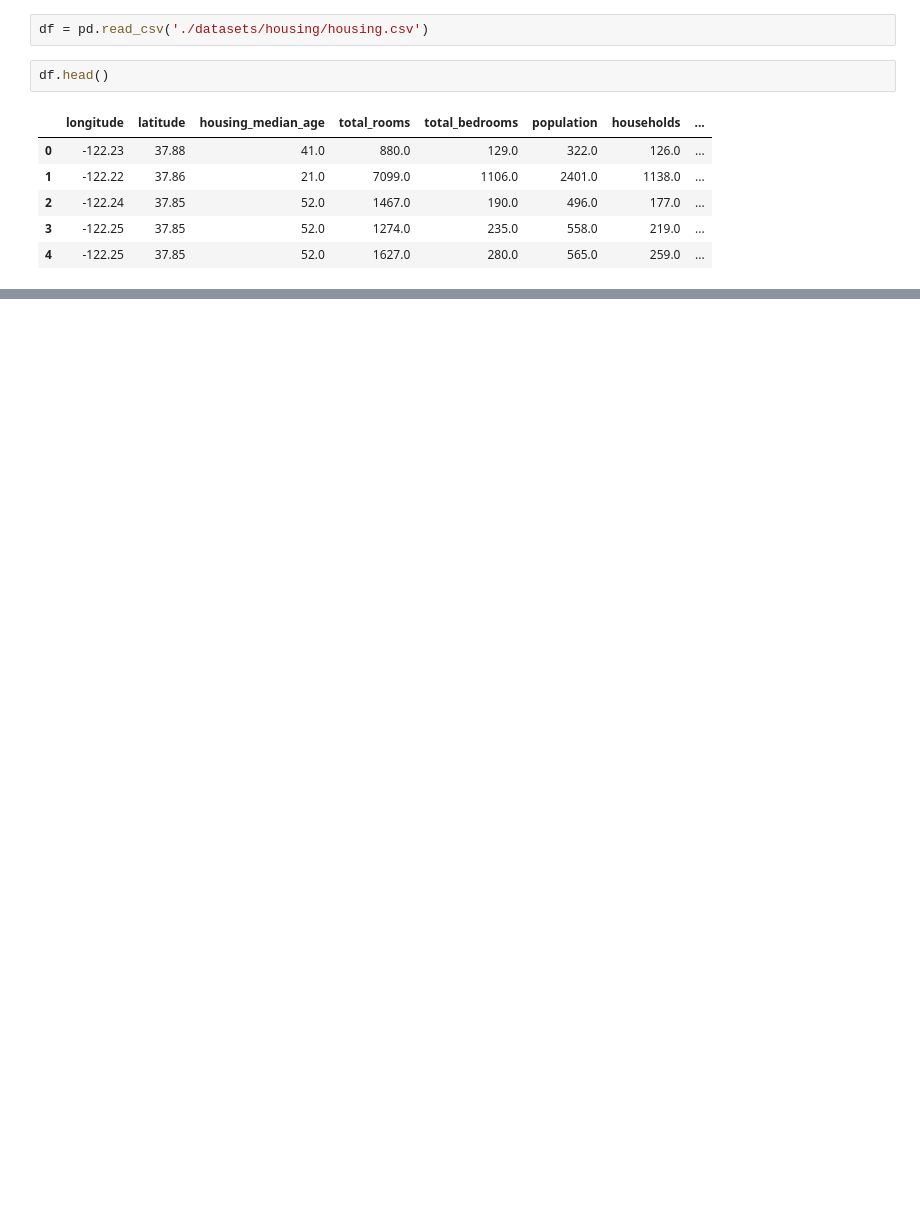
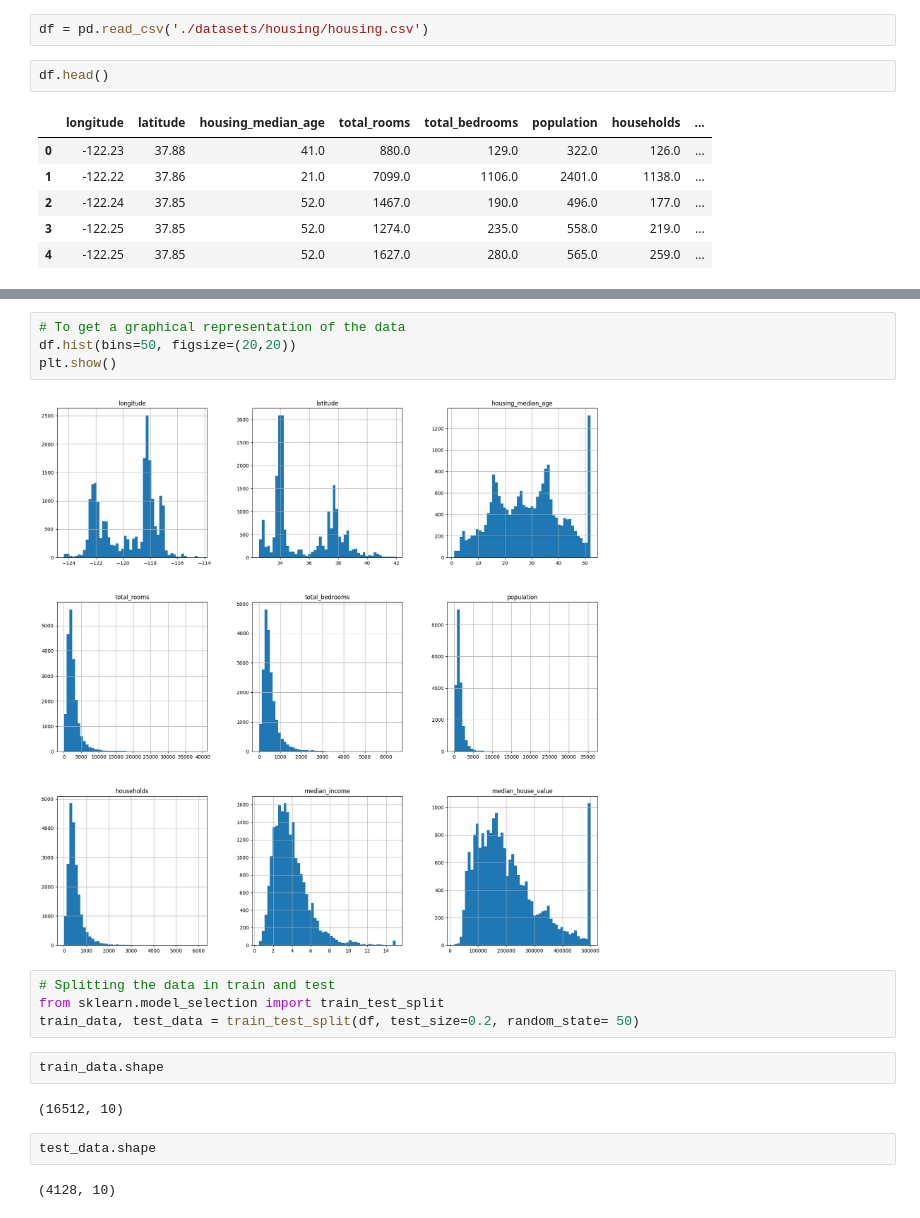
Before and after one commit to venkyiyer/ML-practice, a Jupyter notebook: end-to-end/end-to-end-problem.ipynb, the cells around one changed output, grey strips where cells are left out. Drawn from its saved outputs; the diff is of its cells as text; blank space fills up the shorter version.

Commit message:
transform data

```diff
--- a/end-to-end/end-to-end-problem.ipynb
+++ b/end-to-end/end-to-end-problem.ipynb
@@ -34,0 +78,18 @@ df.head()
+# %%
+# To get a graphical representation of the data
+df.hist(bins=50, figsize=(20,20))
+plt.show()
+# %% [output]
+[figure, added]
+# %%
+# Splitting the data in train and test
+from sklearn.model_selection import train_test_split
+train_data, test_data = train_test_split(df, test_size=0.2, random_state= 50)
+# %%
+train_data.shape
+# %% [output]
+(16512, 10)
+# %%
+test_data.shape
+# %% [output]
+(4128, 10)
```
Also changed, not shown: parts of 23 cells of this notebook.
